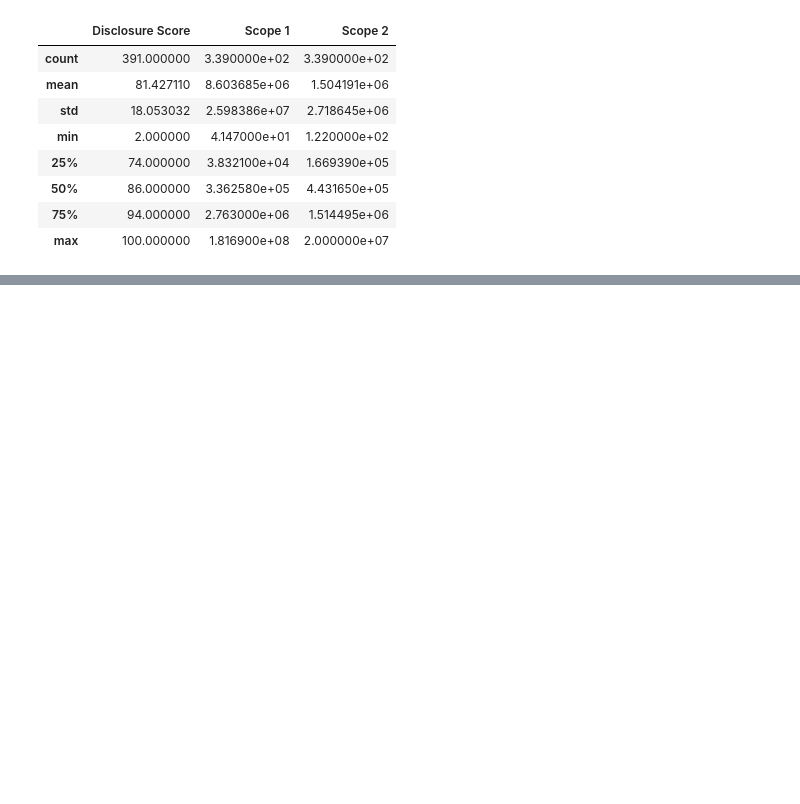
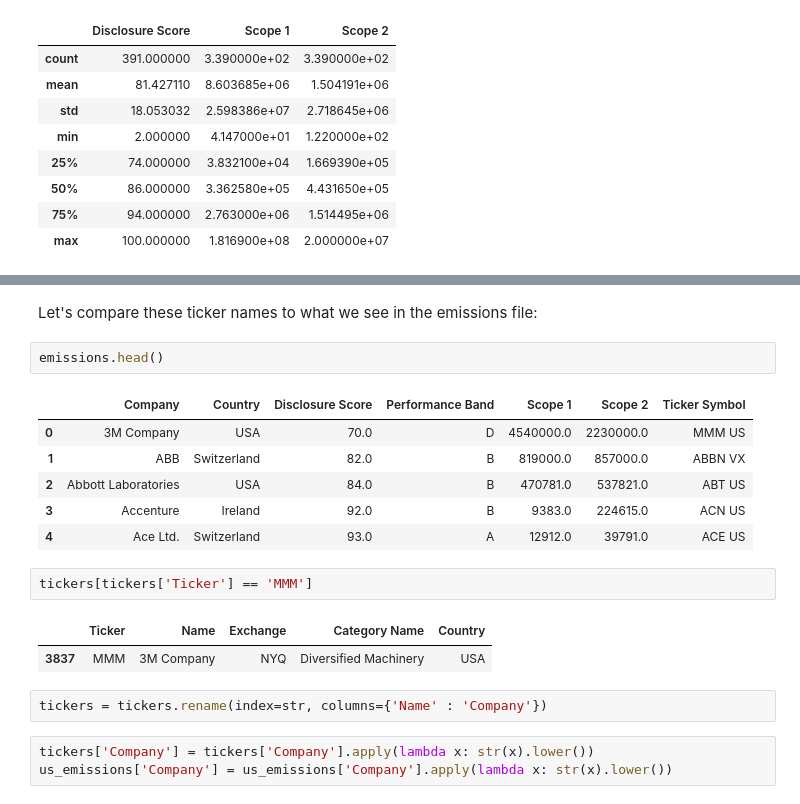
Before and after one commit to kellieotto/clean_energy_hack, a Jupyter notebook: notebooks/01-cdp_emissions_data_exploration.ipynb, the cells around one changed output, grey strips where cells are left out. Saved outputs shown, nothing was run; the diff lists cells and outputs as text; blank space fills up the shorter version.

```diff
--- a/notebooks/01-cdp_emissions_data_exploration.ipynb
+++ b/notebooks/01-cdp_emissions_data_exploration.ipynb
@@ -82,0 +98,21 @@ emissions[emissions['Country'] == 'USA'][]
+# %% [markdown]
+Let's compare these ticker names to what we see in the emissions file:
+# %%
+emissions.head()
+# %% [output]
+|  | Company | Country | Disclosure Score | Performance Band | Scope 1 | Scope 2 | Ticker Symbol |
+| 0 | 3M Company | USA | 70.0 | D | 4540000.0 | 2230000.0 | MMM US |
+| 1 | ABB | Switzerland | 82.0 | B | 819000.0 | 857000.0 | ABBN VX |
+| 2 | Abbott Laboratories | USA | 84.0 | B | 470781.0 | 537821.0 | ABT US |
+| 3 | Accenture | Ireland | 92.0 | B | 9383.0 | 224615.0 | ACN US |
+| 4 | Ace Ltd. | Switzerland | 93.0 | A | 12912.0 | 39791.0 | ACE US |
+# %%
+tickers[tickers['Ticker'] == 'MMM']
+# %% [output]
+|  | Ticker | Name | Exchange | Category Name | Country |
+| 3837 | MMM | 3M Company | NYQ | Diversified Machinery | USA |
+# %%
+tickers = tickers.rename(index=str, columns={'Name' : 'Company'})
+# %%
+tickers['Company'] = tickers['Company'].apply(lambda x: str(x).lower())
+us_emissions['Company'] = us_emissions['Company'].apply(lambda x: str(x).lower())
```
Also changed, not shown: parts of 19 cells of this notebook, 7 other files.
